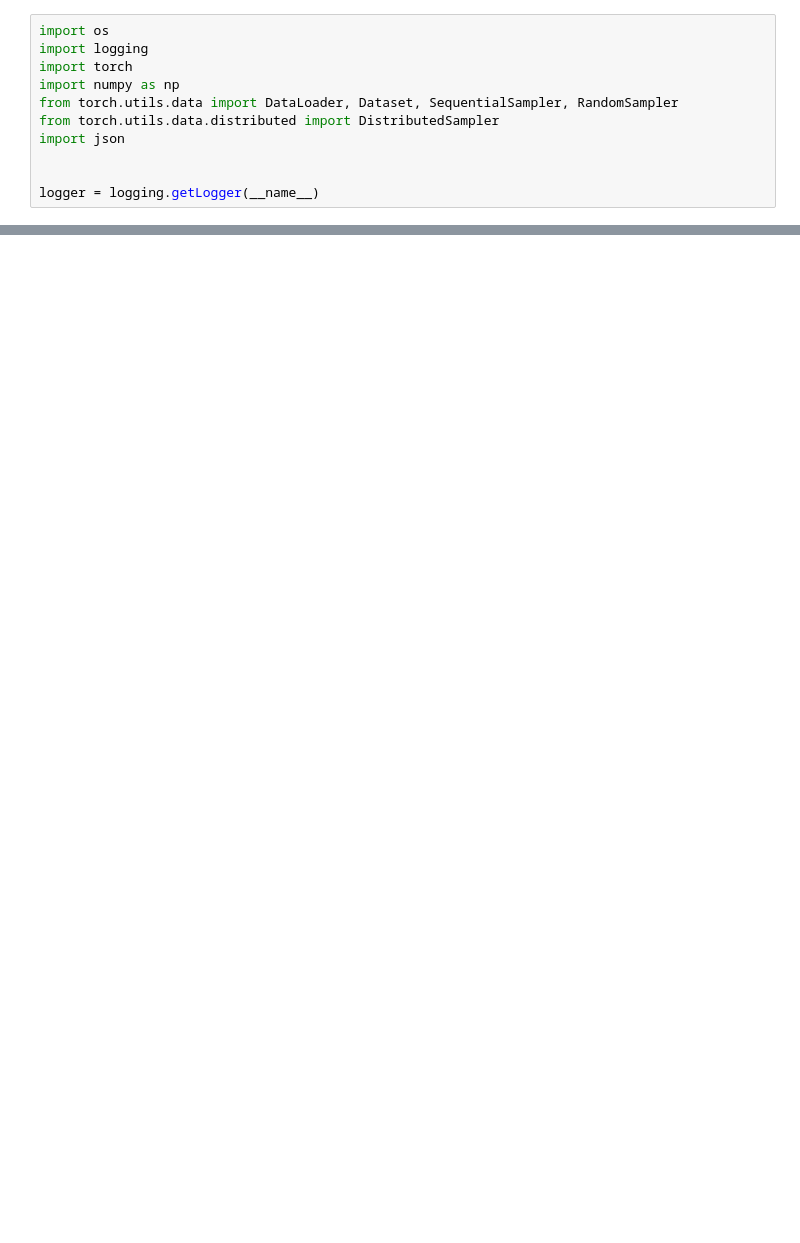
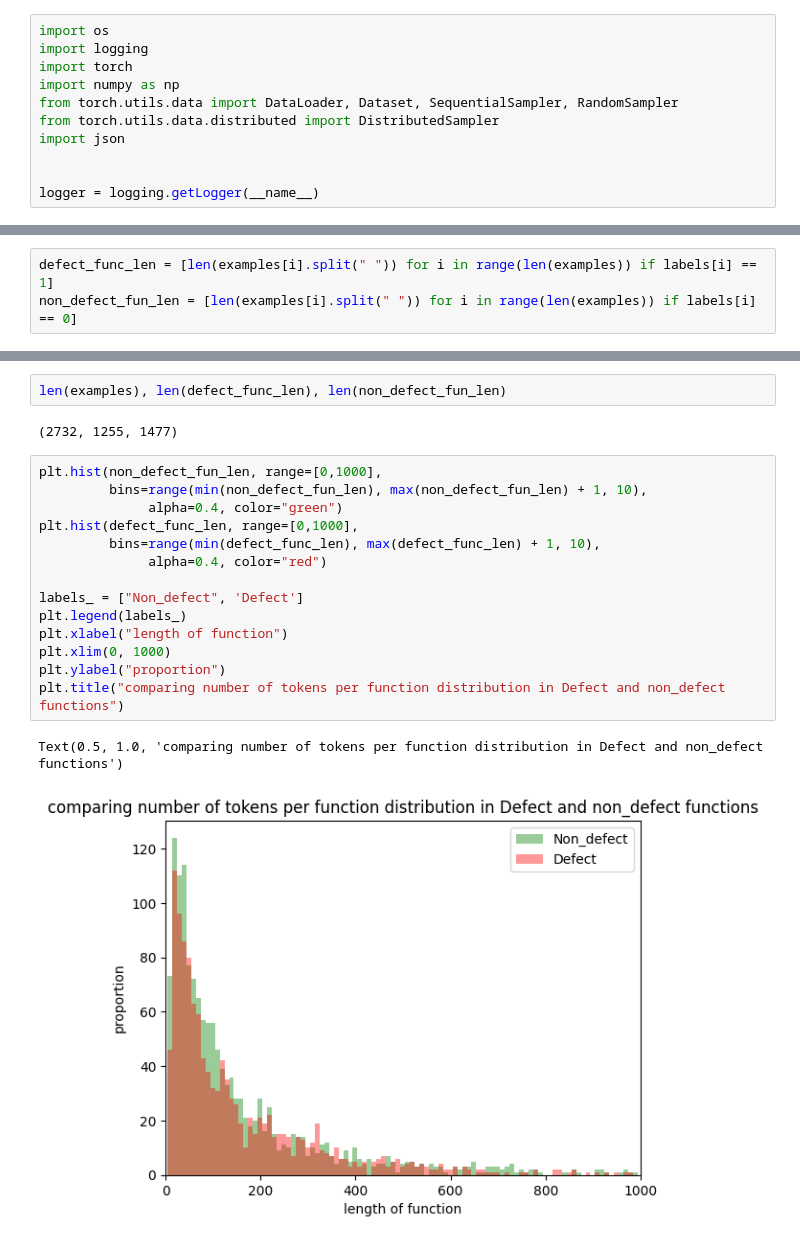
Before and after one commit to Jirigesi/CodeXGLUE, a Jupyter notebook: Code-Code/Defect-detection/code/analysis.ipynb, the cells around one changed output, grey strips where cells are left out. Cells and saved outputs as stored; diff of their text form; blank space fills up the shorter version.

```diff
--- a/Code-Code/Defect-detection/code/analysis.ipynb
+++ b/Code-Code/Defect-detection/code/analysis.ipynb
@@ -11,0 +54,3 @@ logger = logging.getLogger(__name__)
+# %%
+defect_func_len = [len(examples[i].split(" ")) for i in range(len(examples)) if labels[i] == 1]
+non_defect_fun_len = [len(examples[i].split(" ")) for i in range(len(examples)) if labels[i] == 0]
@@ -12,3 +64,24 @@ logger = logging.getLogger(__name__)
+# %%
+len(examples), len(defect_func_len), len(non_defect_fun_len)
+# %% [output]
+(2732, 1255, 1477)
+# %%
+plt.hist(non_defect_fun_len, range=[0,1000],
+         bins=range(min(non_defect_fun_len), max(non_defect_fun_len) + 1, 10),
+              alpha=0.4, color="green")
+plt.hist(defect_func_len, range=[0,1000],
+         bins=range(min(defect_func_len), max(defect_func_len) + 1, 10),
+              alpha=0.4, color="red")
+
+labels_ = ["Non_defect", 'Defect']
+plt.legend(labels_)
+plt.xlabel("length of function")
+plt.xlim(0, 1000)
+plt.ylabel("proportion")
+plt.title("comparing number of tokens per function distribution in Defect and non_defect functions")
+# %% [output]
+Text(0.5, 1.0, 'comparing number of tokens per function distribution in Defect and non_defect functions')
+[figure, added]
 # %%
 class InputFeatures(object):
     """A single training/test features for a example."""
```
Also changed, not shown: parts of 15 cells of this notebook, 1 other file.
